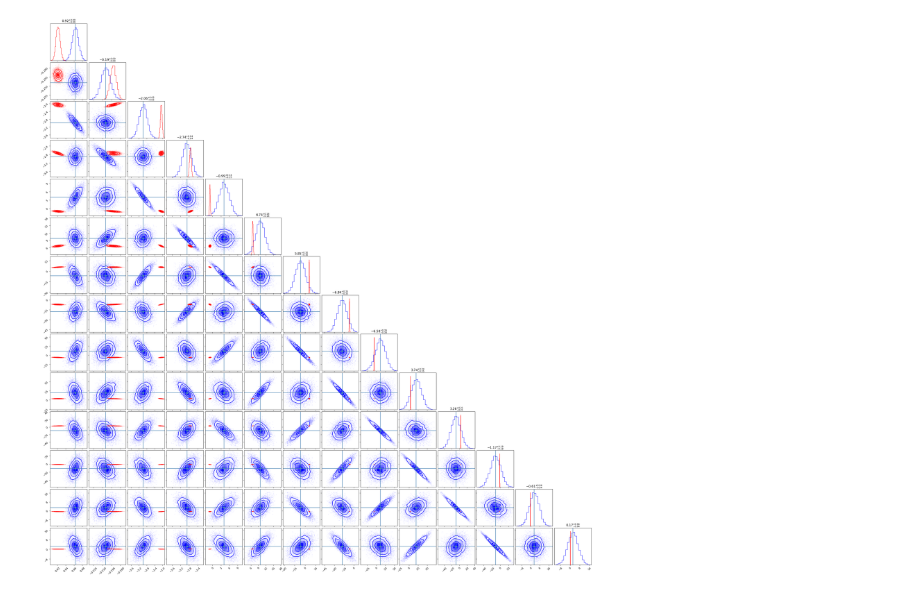
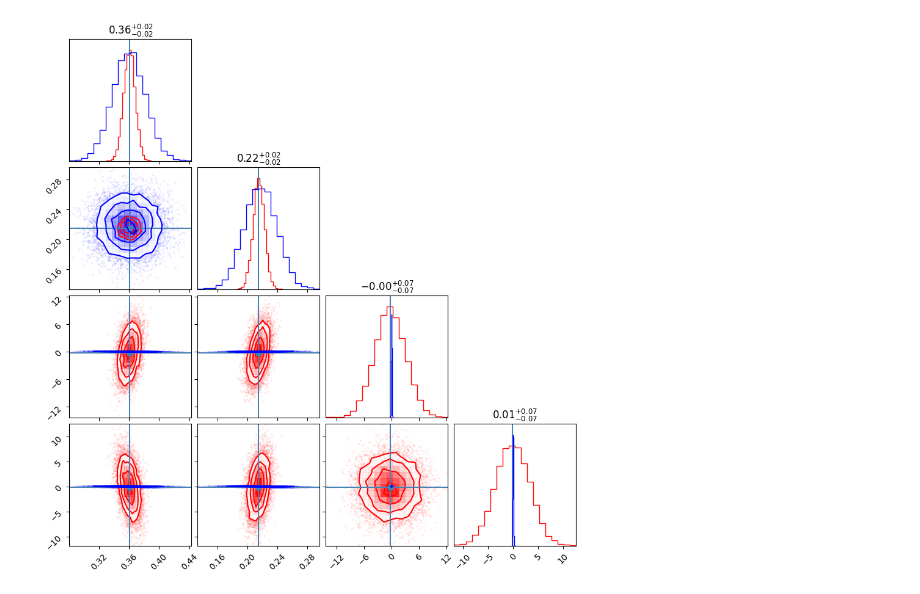
Before and after one commit to BGP-QNM-FITS/bgp_qnm_fits, a Jupyter notebook: corner_plot_comparison.ipynb, the cells around one changed output. Drawn from its saved outputs; the diff is of its cells as text; code cells hidden in the pictures.

Commit message:
dropout plots

```diff
--- a/corner_plot_comparison.ipynb
+++ b/corner_plot_comparison.ipynb
@@ -11,16 +12,18 @@ import scipy
 import pickle
 # %%
 id = "0001"
-DT = 0.5
 
 sim_main = CCE.SXS_CCE(id, lev="Lev5", radius="R2")
-new_times = np.arange(sim_main.times[0], sim_main.times[-1], DT)
+new_times = np.arange(sim_main.times[0], sim_main.times[-1], 0.01)
 sim_main = sim_interpolator(sim_main, new_times)
+
+
+# TODO investigate why interpolating to coarser time steps reduces the contour size
 
 n_max = 6
 
-t0 = 0
-T = 50
+t0 = 10
+T = 100
 
 qnm_list = [(2,2,n,1) for n in np.arange(0, n_max+1)]
 spherical_modes = [(2, 2)]
@@ -68,33 +68,44 @@ tuned_param_dict_s = {mode: get_new_params(param_dict_sim_lm[id][mode], tuning_h
 # %%
 fit_s = qnm_BGP_fit(sim_main.times, sim_main.h, qnm_list, Mf_0, chif_mag_0, t0, tuned_param_dict_s, kernel_s, T=T, spherical_modes=spherical_modes)
 fit = qnm_BGP_fit(sim_main.times, sim_main.h, qnm_list, Mf_0, chif_mag_0, t0, tuned_params_lm, kernel_main, T=T, spherical_modes=spherical_modes)
+# %%
+param_list = [qnm for qnm in qnm_list for _ in range(2)]
+parameter_choice = [(2,2,0,1), (2,2,6,1)]
+
+marginal_mean_s, marginal_fisher_s = marginalise(parameter_choice, param_list, fit_s["mean"], fit_s["fisher_matrix"])
+marginal_mean, marginal_fisher = marginalise(parameter_choice, param_list, fit["mean"], fit["fisher_matrix"])
+
+marginal_covariance = np.linalg.inv(marginal_fisher)
+marginal_covariance_s = np.linalg.inv(marginal_fisher_s)
 # %%
-samples_s = scipy.stats.multivariate_normal(fit_s["mean"], fit_s["covariance"], allow_singular=True).rvs(
+samples_s = scipy.stats.multivariate_normal(marginal_mean_s, marginal_covariance_s, allow_singular=True).rvs(
     size=10000
 )
 
-samples = scipy.stats.multivariate_normal(fit["mean"], fit["covariance"], allow_singular=True).rvs(
+samples = scipy.stats.multivariate_normal(marginal_mean, marginal_covariance, allow_singular=True).rvs(
     size=10000
 )
 
+indices = [i for i, param in enumerate(param_list) if param in parameter_choice]
+
 figure = corner.corner(
     samples_s,
-    truths = true_params,
+    truths=[true_params[i] for i in indices],
     color='red',
     label_kwargs={"fontsize": 12},
     show_titles=True,
     title_kwargs={"fontsize": 12}
 )
 
 figure = corner.corner(
     samples,
     color='blue',
     fig=figure,
     label_kwargs={"fontsize": 12},
     show_titles=True,
     title_kwargs={"fontsize": 12}
 )
 
 plt.show()
 # %% [output]
-[figure, old version]
+[figure, new version]
```
Also changed, not shown: parts of 2 cells of this notebook, 8 other files.
